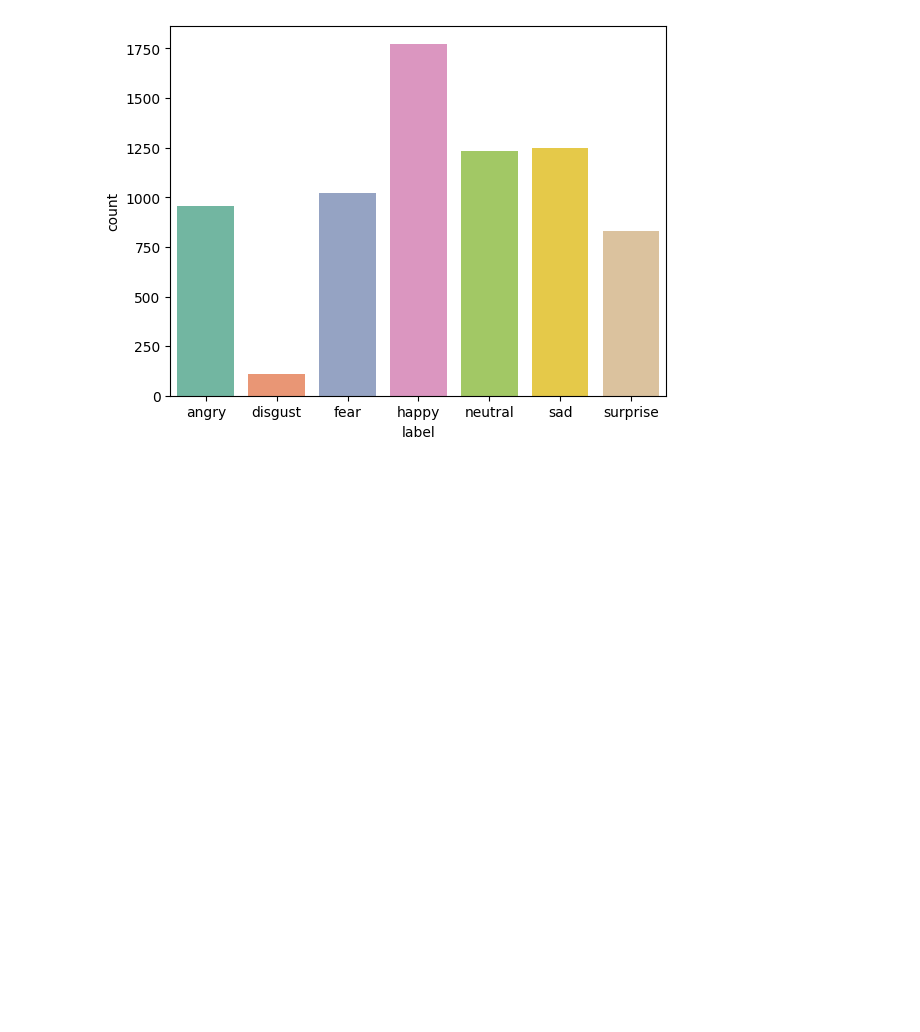
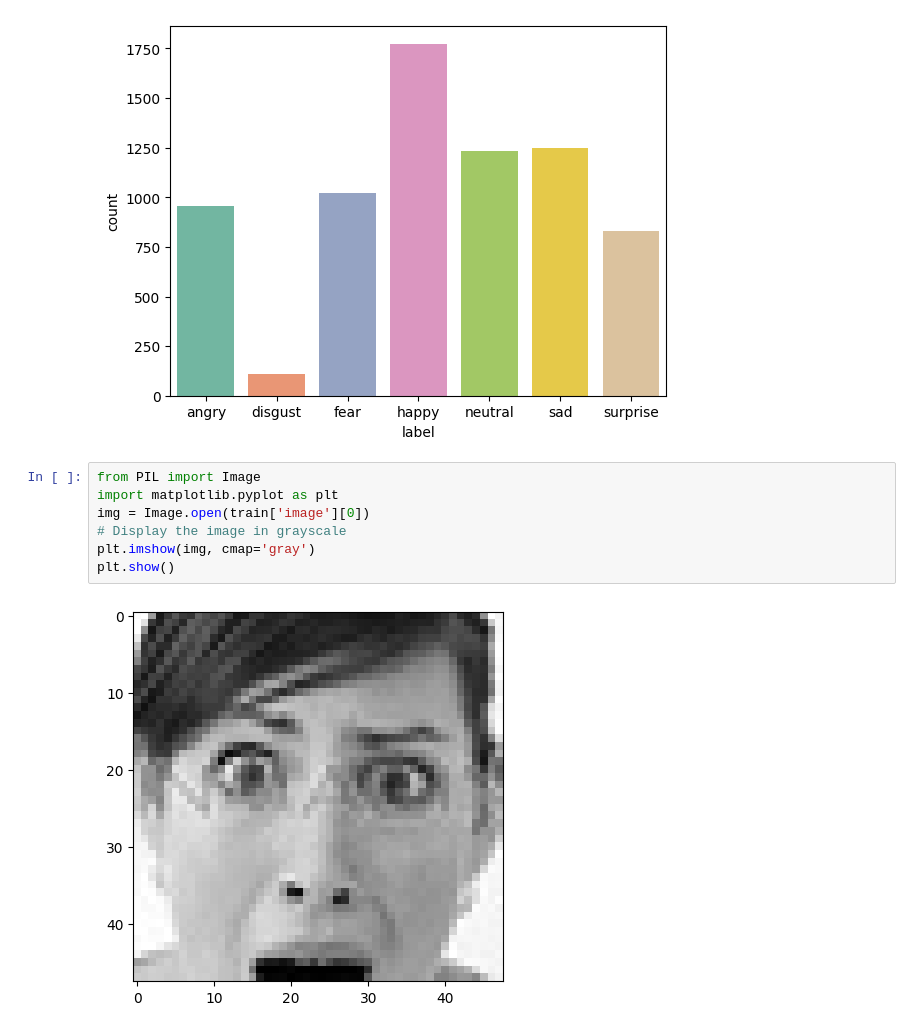
Before and after one commit to ikram713/Facial-Emotion-Recognition, a Jupyter notebook: Facial-Emotion-Rec.ipynb, the cells around one changed output. Drawn from its saved outputs; the diff is of its cells as text; blank space fills up the shorter version.

```diff
--- a/Facial-Emotion-Rec.ipynb
+++ b/Facial-Emotion-Rec.ipynb
@@ -78,3 +79,12 @@ sns.countplot(x='label', data=train, palette='Set2')
 # %% [output]
 <Axes: xlabel='label', ylabel='count'>
 [figure]
+# %%
+from PIL import Image
+import matplotlib.pyplot as plt
+img = Image.open(train['image'][0])
+# Display the image in grayscale
+plt.imshow(img, cmap='gray')
+plt.show()
+# %% [output]
+[figure, added]
```
Also changed, not shown: parts of 3 cells of this notebook.
